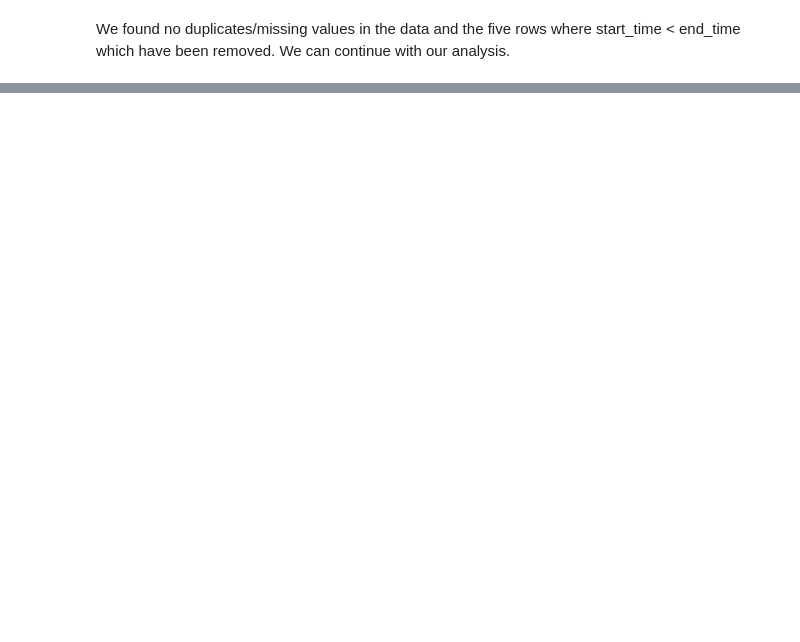
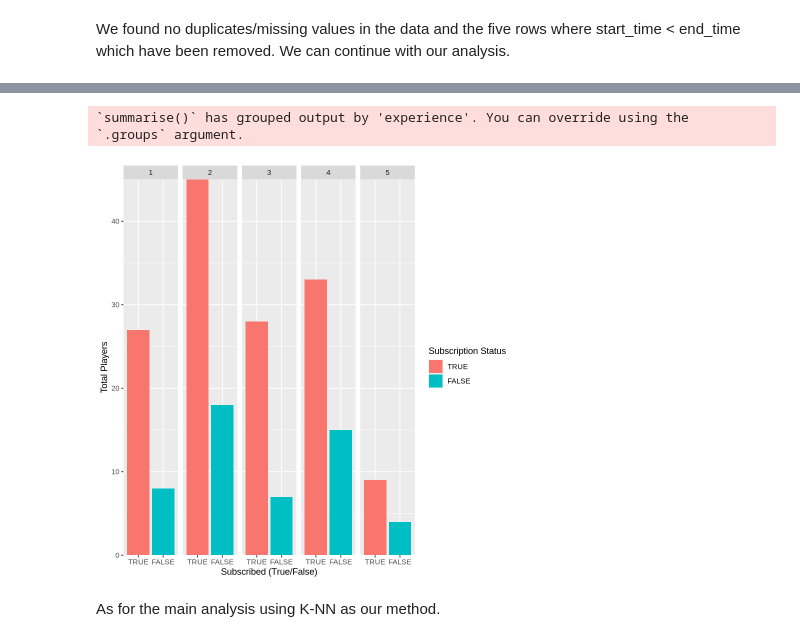
Before and after one commit to Alexr951/DSCI100Project, a Jupyter notebook: Final_Report/Final_Report.ipynb, the cells around one changed output, grey strips where cells are left out. Saved outputs shown, nothing was run; the diff lists cells and outputs as text; code cells hidden in the pictures; blank space fills up the shorter version.

Commit message:
Updated Analysis

```diff
--- a/Final_Report/Final_Report.ipynb
+++ b/Final_Report/Final_Report.ipynb
@@ -217,0 +220,21 @@ We found no duplicates/missing values in the data and the  five rows where start
+# %%
+experience_subscribed_amount <- players_clean |>
+    group_by(experience, subscribe) |>
+    summarise(total = n())
+
+experience_subscribed_plot <- experience_subscribed_amount |>
+    ggplot(aes(x = subscribe, y = total, fill = subscribe)) +
+    geom_bar(stat = "identity") +
+    facet_grid(~experience) +
+    xlab("Subscribed (True/False)") +
+    ylab("Total Players") +
+    labs(fill = "Subscription Status") +
+    scale_y_continuous(expand = c(0, 0)) +
+    theme(text = element_text(size = 11))
+experience_subscribed_plot
+# %% [output]
+`summarise()` has grouped output by 'experience'. You can override using the
+`.groups` argument.
+[figure, added]
+# %% [markdown]
+As for the main analysis using K-NN as our method.
```
Also changed, not shown: parts of 23 cells of this notebook.
